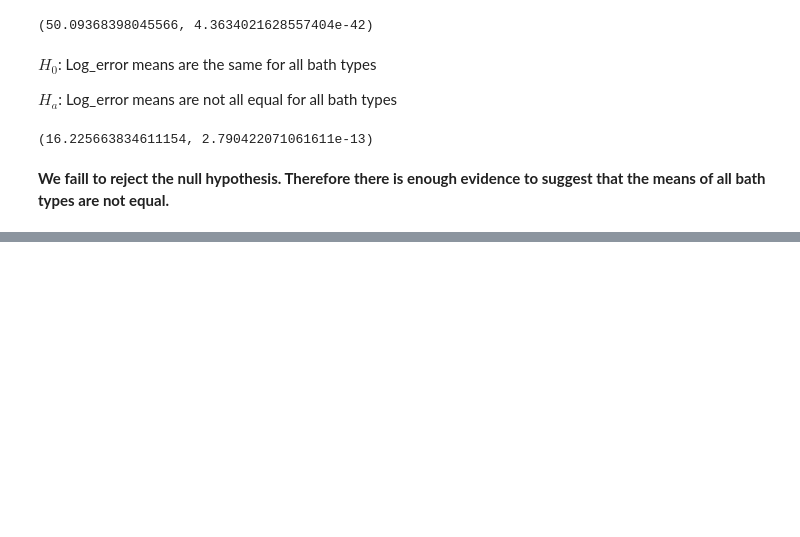
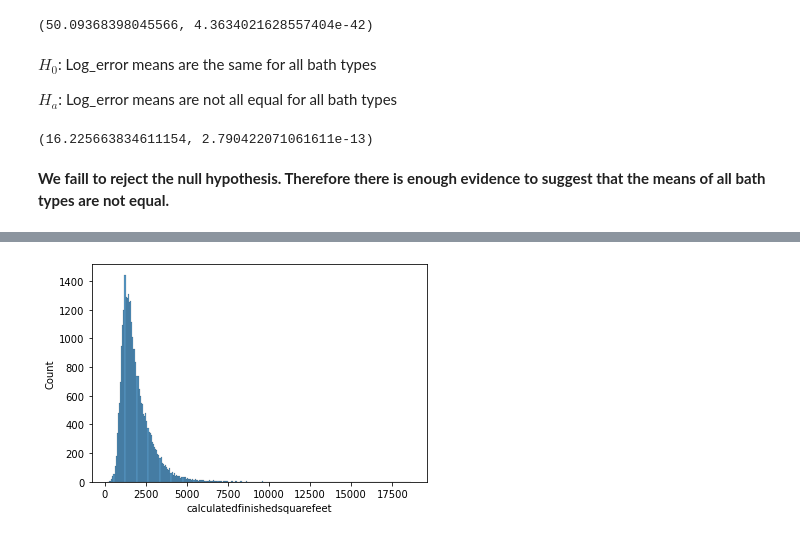
Before and after one commit to Yvette-Ibarra/clustering-exercises, a Jupyter notebook: explore_zillow.ipynb, the cells around one changed output, grey strips where cells are left out. Drawn from its saved outputs; the diff is of its cells as text; code cells hidden in the pictures; blank space fills up the shorter version.

```diff
--- a/explore_zillow.ipynb
+++ b/explore_zillow.ipynb
@@ -88,7 +88,7 @@ train.bedroomcnt.value_counts().sort_values()
 Name: bedroomcnt, dtype: int64
 # %%
 # create age bins bedrooms
-train['bed_bins'] = pd.cut(train.bedroomcnt, [0,2.99,3,4,5,6, 14],labels = ['beds_lessthan_3', 'beds_equal_3','beds_morethan_3'])
+train['bed_bins'] = pd.cut(train.bedroomcnt, [0,2.99,3, 14],labels = ['beds_lessthan_3', 'beds_equal_3','beds'])
 
 train.head()
 # %% [output]
@@ -227,0 +240,4 @@ f, p
+# %%
+sns.histplot(train.calculatedfinishedsquarefeet);
+# %% [output]
+[figure, added]
```
Also changed, not shown: parts of 15 cells of this notebook.
